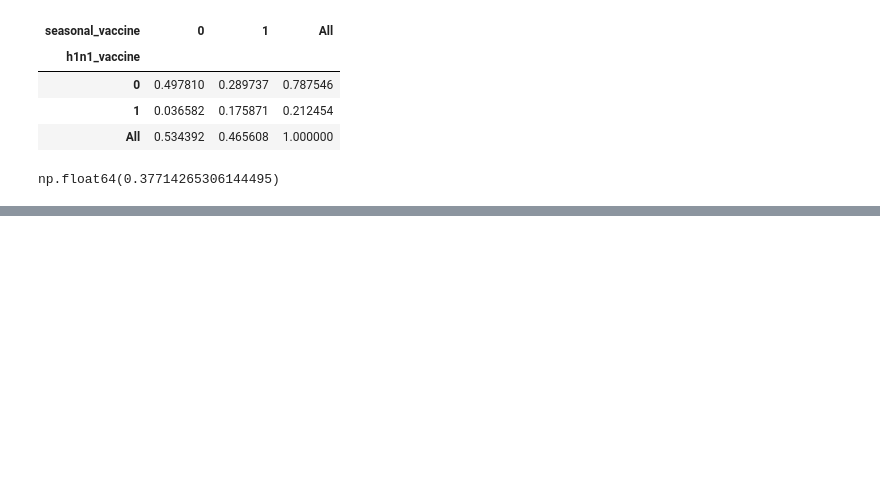
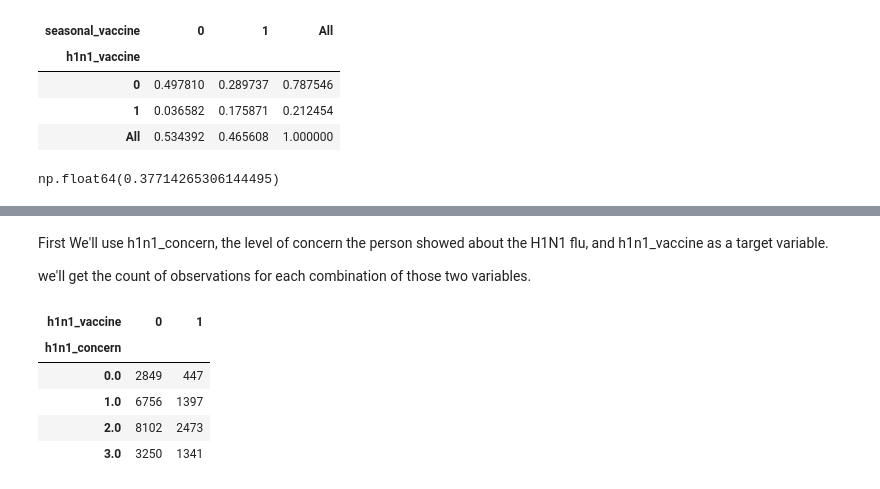
Before and after one commit to Rlours/VaccinePrediction-H1N1_Flu, a Jupyter notebook: H1N1_Flu_VaccinePrediction.ipynb, the cells around one changed output, grey strips where cells are left out. Saved outputs shown, nothing was run; the diff lists cells and outputs as text; code cells hidden in the pictures; blank space fills up the shorter version.

```diff
--- a/H1N1_Flu_VaccinePrediction.ipynb
+++ b/H1N1_Flu_VaccinePrediction.ipynb
@@ -170,0 +194,19 @@ np.float64(0.37714265306144495)
+# %% [markdown]
+First We'll use h1n1_concern, the level of concern the person showed about the H1N1 flu, and h1n1_vaccine as a target variable.
+
+we'll get the count of observations for each combination of those two variables.
+# %%
+counts = (
+    joined_df[["h1n1_concern", "h1n1_vaccine"]]
+    .groupby(["h1n1_concern", "h1n1_vaccine"])
+    .size()
+    .unstack("h1n1_vaccine")
+)
+counts
+# %% [output]
+| h1n1_vaccine | 0 | 1 |
+| h1n1_concern |  |  |
+| 0.0 | 2849 | 447 |
+| 1.0 | 6756 | 1397 |
+| 2.0 | 8102 | 2473 |
+| 3.0 | 3250 | 1341 |
```
Also changed, not shown: parts of 15 cells of this notebook.
